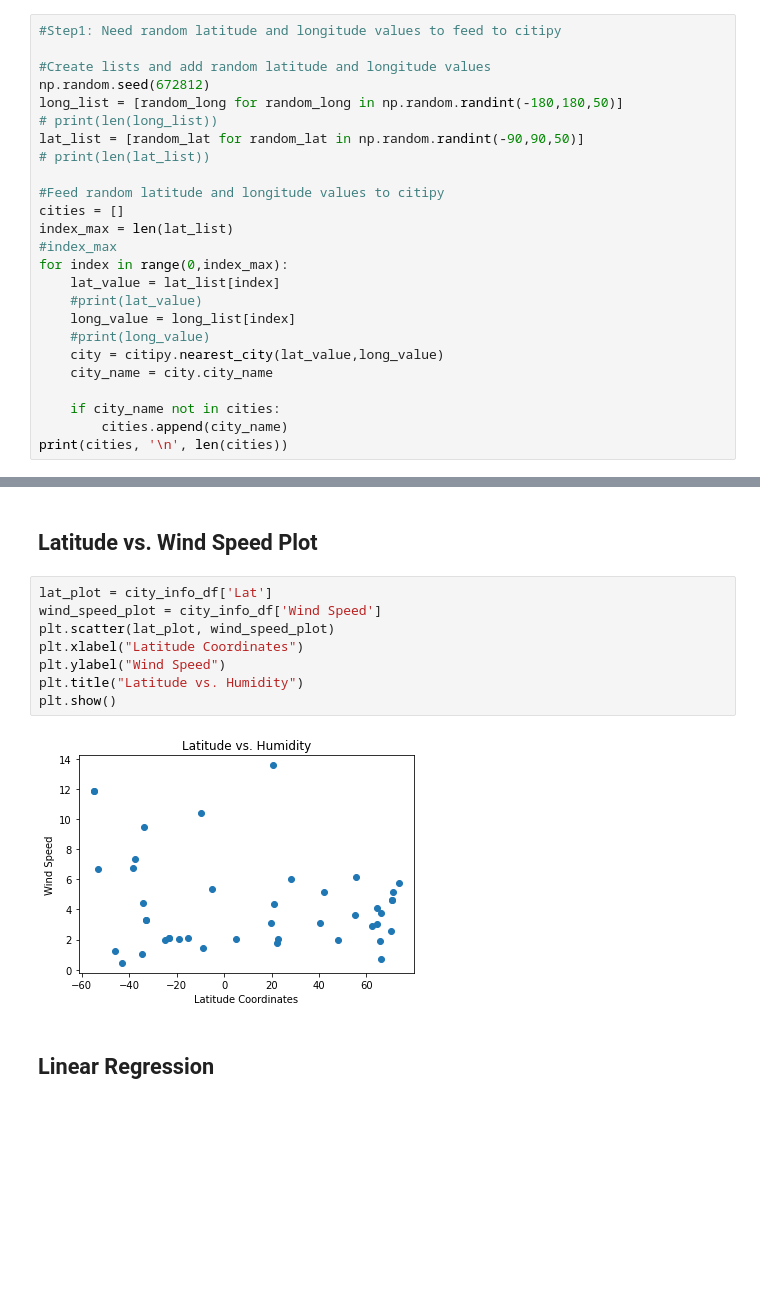
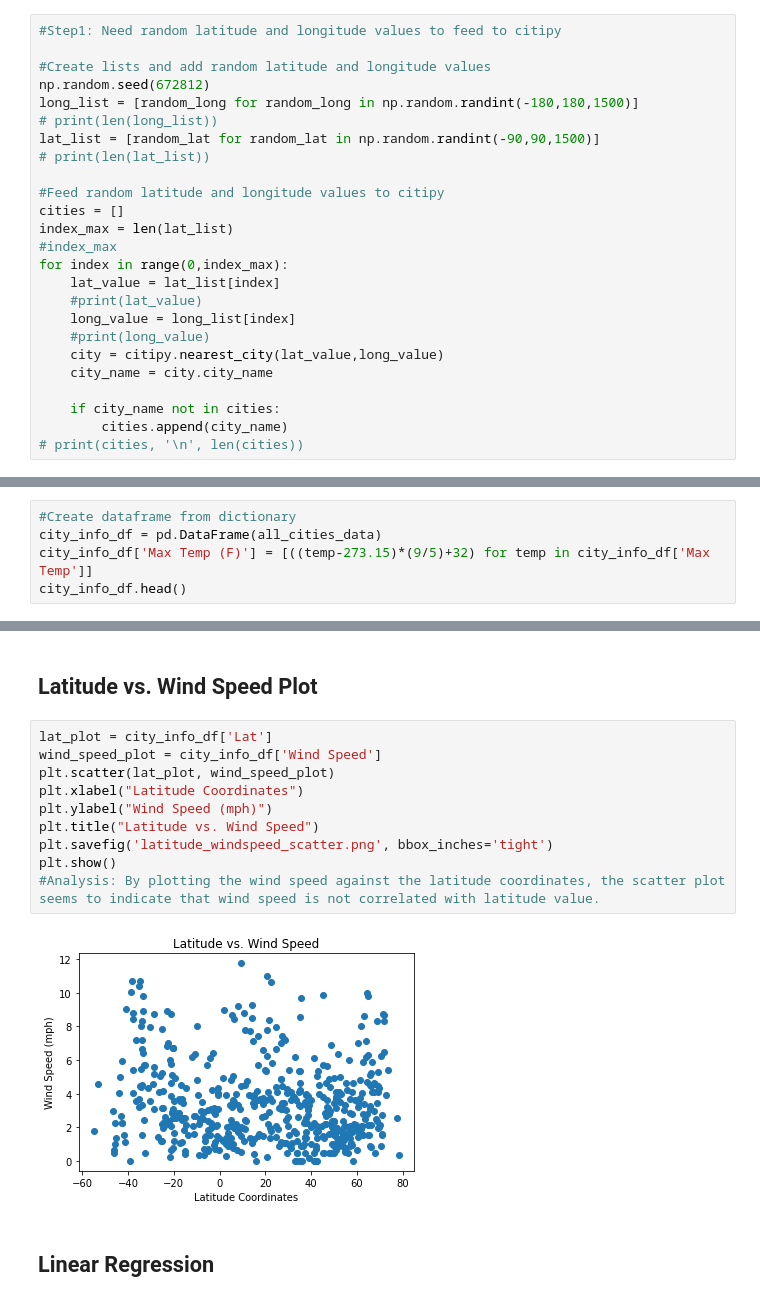
Before and after one commit to jared-roussel/python-api-challenge, a Jupyter notebook: WeatherPy/WeatherPy.ipynb, the cells around one changed output, grey strips where cells are left out. Saved outputs shown, nothing was run; the diff lists cells and outputs as text; blank space fills up the shorter version.

```diff
--- a/WeatherPy/WeatherPy.ipynb
+++ b/WeatherPy/WeatherPy.ipynb
@@ -28,9 +28,9 @@ weather_api_key = '877069c5920cb3ad3f4efa6dac5c6f9e'
 
 #Create lists and add random latitude and longitude values
 np.random.seed(672812)
-long_list = [random_long for random_long in np.random.randint(-180,180,50)]
+long_list = [random_long for random_long in np.random.randint(-180,180,1500)]
 # print(len(long_list))
-lat_list = [random_lat for random_lat in np.random.randint(-90,90,50)]
+lat_list = [random_lat for random_lat in np.random.randint(-90,90,1500)]
 # print(len(lat_list))
 
 #Feed random latitude and longitude values to citipy
@@ -47,4 +47,4 @@ for index in range(0,index_max):
 
     if city_name not in cities:
         cities.append(city_name)
-print(cities, '\n', len(cities))
+# print(cities, '\n', len(cities))
@@ -176,0 +142,5 @@ city_info_df.head()
+# %%
+#Create dataframe from dictionary
+city_info_df = pd.DataFrame(all_cities_data)
+city_info_df['Max Temp (F)'] = [((temp-273.15)*(9/5)+32) for temp in city_info_df['Max Temp']]
+city_info_df.head()
@@ -236,13 +220,15 @@ plt.show()
 # %%
 lat_plot = city_info_df['Lat']
 wind_speed_plot = city_info_df['Wind Speed']
 plt.scatter(lat_plot, wind_speed_plot)
 plt.xlabel("Latitude Coordinates")
-plt.ylabel("Wind Speed")
-plt.title("Latitude vs. Humidity")
+plt.ylabel("Wind Speed (mph)")
+plt.title("Latitude vs. Wind Speed")
+plt.savefig('latitude_windspeed_scatter.png', bbox_inches='tight')
 plt.show()
+#Analysis: By plotting the wind speed against the latitude coordinates, the scatter plot seems to indicate that wind speed is not correlated with latitude value.
 # %% [output]
-[figure, old version]
+[figure, new version]
 # %% [markdown]
 ## Linear Regression
 # %%
```
Also changed, not shown: parts of 20 cells of this notebook, 14 other files.
